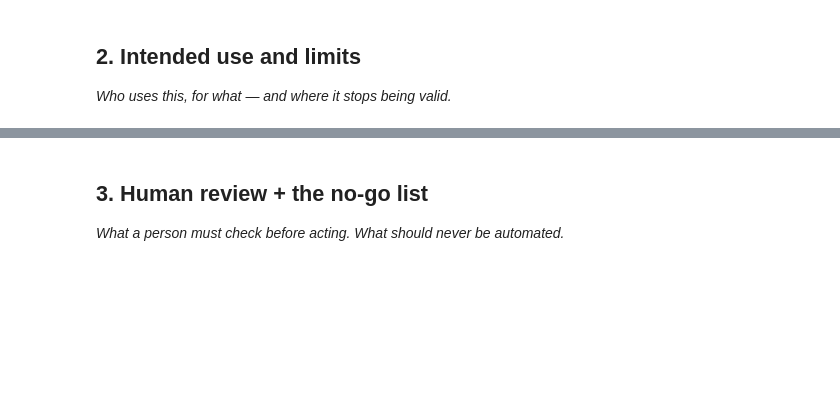
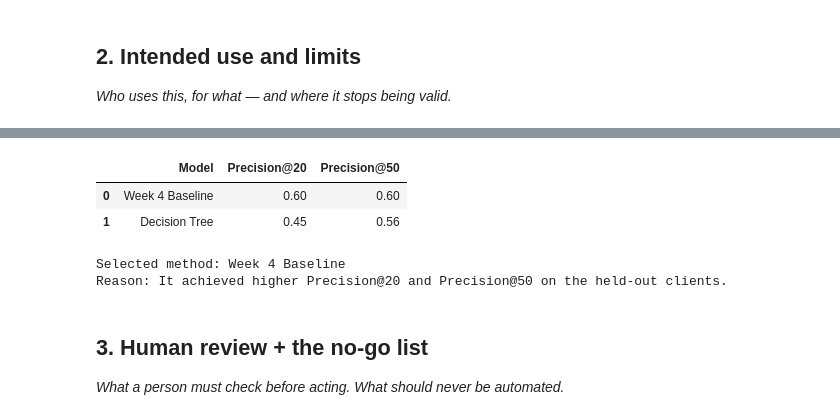
Before and after one commit to sahanabytes/machine-learning-portfolio, a Jupyter notebook: work/notebooks/w07_action_playbook.ipynb, the cells around one changed output, grey strips where cells are left out. Drawn from its saved outputs; the diff is of its cells as text; code cells hidden in the pictures; blank space fills up the shorter version.

```diff
--- a/work/notebooks/w07_action_playbook.ipynb
+++ b/work/notebooks/w07_action_playbook.ipynb
@@ -20,3 +183,24 @@ This skeleton is yours to fill. Work the sections **in order** — each one has
+# %%
+# Compare the validated baseline and Decision Tree
+comparison = pd.DataFrame({
+    "Model": ["Week 4 Baseline", "Decision Tree"],
+    "Precision@20": [0.60, 0.45],
+    "Precision@50": [0.60, 0.56]
+})
+
+display(comparison)
+
+print(
+    "Selected method: Week 4 Baseline"
+    "\nReason: It achieved higher Precision@20 and Precision@50 "
+    "on the held-out clients."
+)
+# %% [output]
+|  | Model | Precision@20 | Precision@50 |
+| 0 | Week 4 Baseline | 0.60 | 0.60 |
+| 1 | Decision Tree | 0.45 | 0.56 |
+Selected method: Week 4 Baseline
+Reason: It achieved higher Precision@20 and Precision@50 on the held-out clients.
 # %%
 # This cell is for CODE (numbers, a query, a check).
 # Write your text answer in the cell ABOVE this one — typing sentences here breaks Run All.
```
Also changed, not shown: parts of 17 cells of this notebook.
